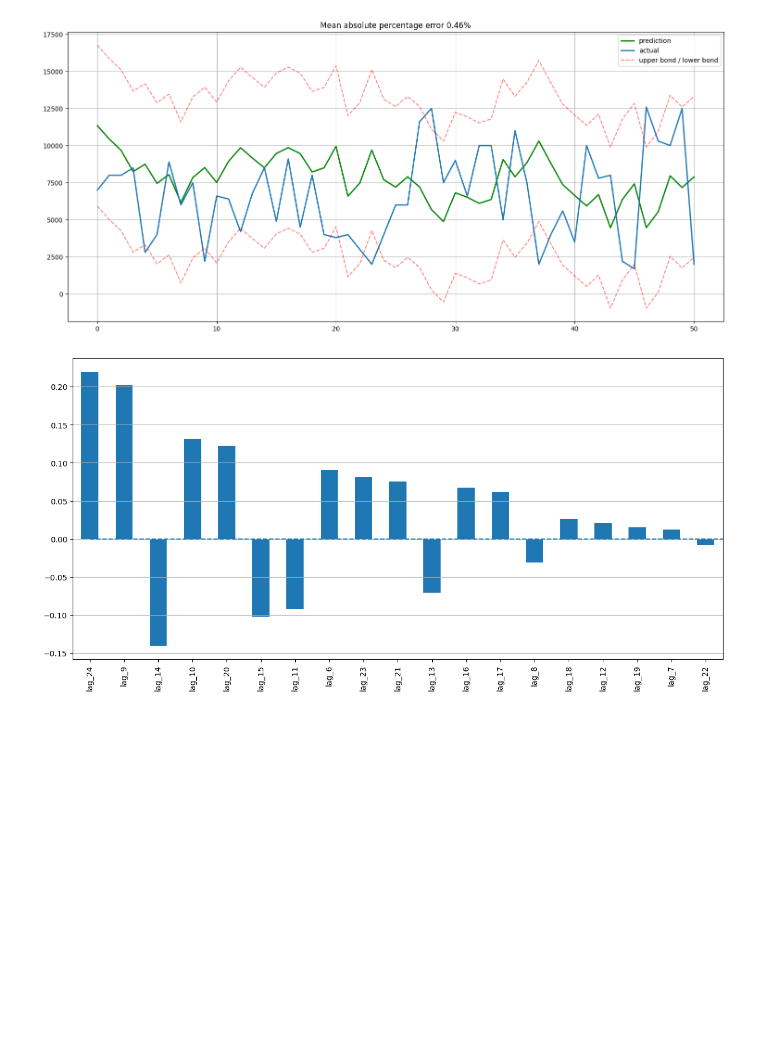
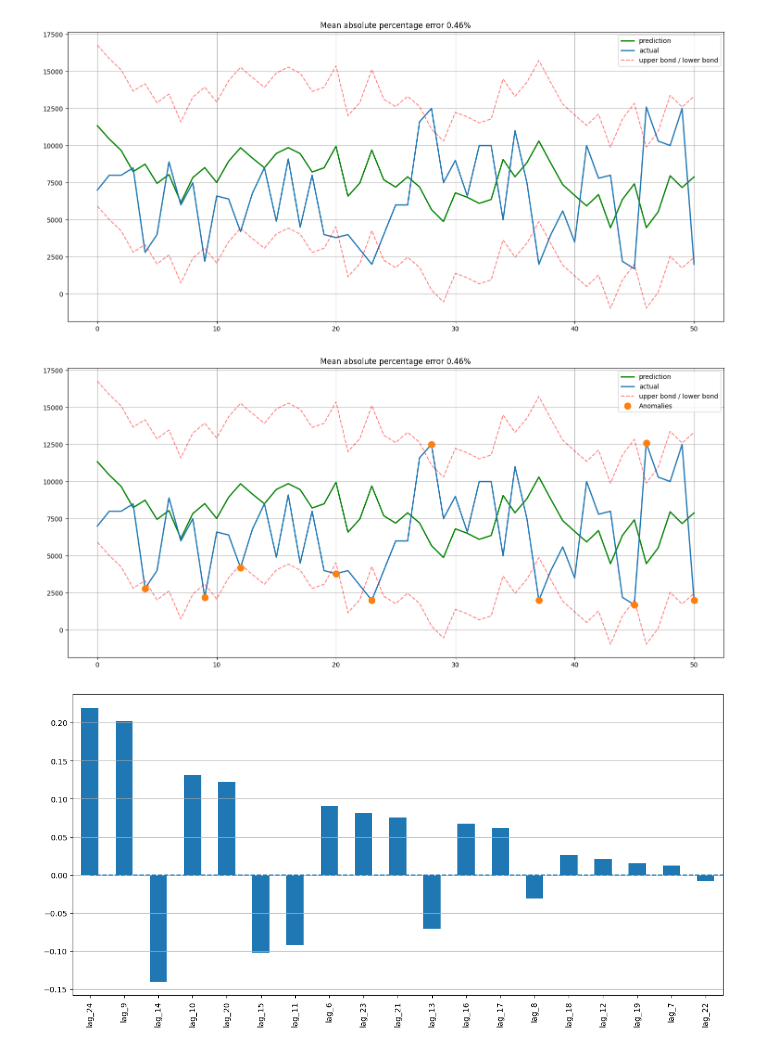
Before and after one commit to wessware/time_series_forecasting_linear_ml_models, a Jupyter notebook: models/linear_regressor_time_series_forecaster.ipynb, the cells around one changed output. Drawn from its saved outputs; the diff is of its cells as text; code cells hidden in the pictures; blank space fills up the shorter version.

Commit message:
lr coefficients anomalies plot

```diff
--- a/models/linear_regressor_time_series_forecaster.ipynb
+++ b/models/linear_regressor_time_series_forecaster.ipynb
@@ -164,6 +164,10 @@ def plotModelResults(model, X_train= x_train,
 plotModelResults(lr, plot_intervals=True)
 # %% [output]
 [figure]
+# %%
+plotModelResults(lr, plot_intervals=True, plot_anomalies=True)
+# %% [output]
+[figure, added]
 # %%
 def plotCoefficients(model):
 
```
